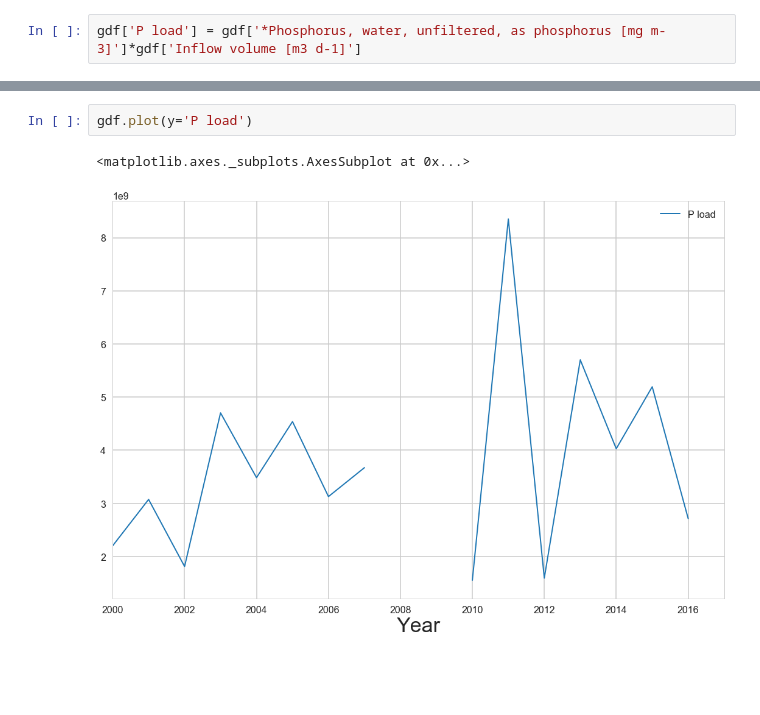
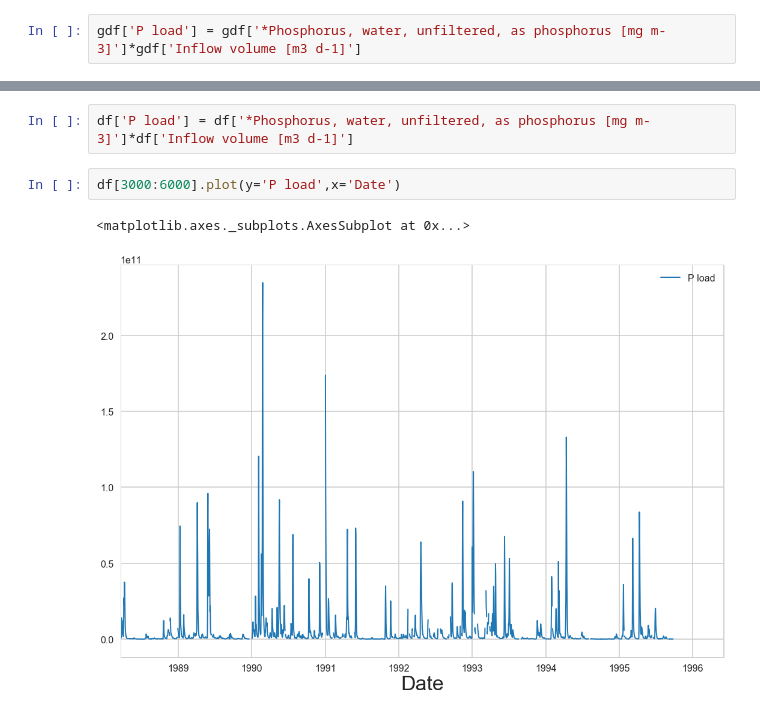
Before and after one commit to pycckuu/Great-Lakes-Data, a Jupyter notebook: post_proc_scripts/weather_input_mylake/Maumee CNP loadings.ipynb, the cells around one changed output, grey strips where cells are left out. Saved outputs shown, nothing was run; the diff lists cells and outputs as text; blank space fills up the shorter version.

```diff
--- a/post_proc_scripts/weather_input_mylake/Maumee CNP loadings.ipynb
+++ b/post_proc_scripts/weather_input_mylake/Maumee CNP loadings.ipynb
@@ -56,5 +61,7 @@ gdf['P load'] = gdf['*Phosphorus, water, unfiltered, as phosphorus [mg m-3]']*gd
+# %%
+df['P load'] = df['*Phosphorus, water, unfiltered, as phosphorus [mg m-3]']*df['Inflow volume [m3 d-1]']
 # %%
-gdf.plot(y='P load')
+df[3000:6000].plot(y='P load',x='Date')
 # %% [output]
 <matplotlib.axes._subplots.AxesSubplot at 0x...>
-[figure, old version]
+[figure, new version]
```
Also changed, not shown: parts of 10 cells of this notebook.
